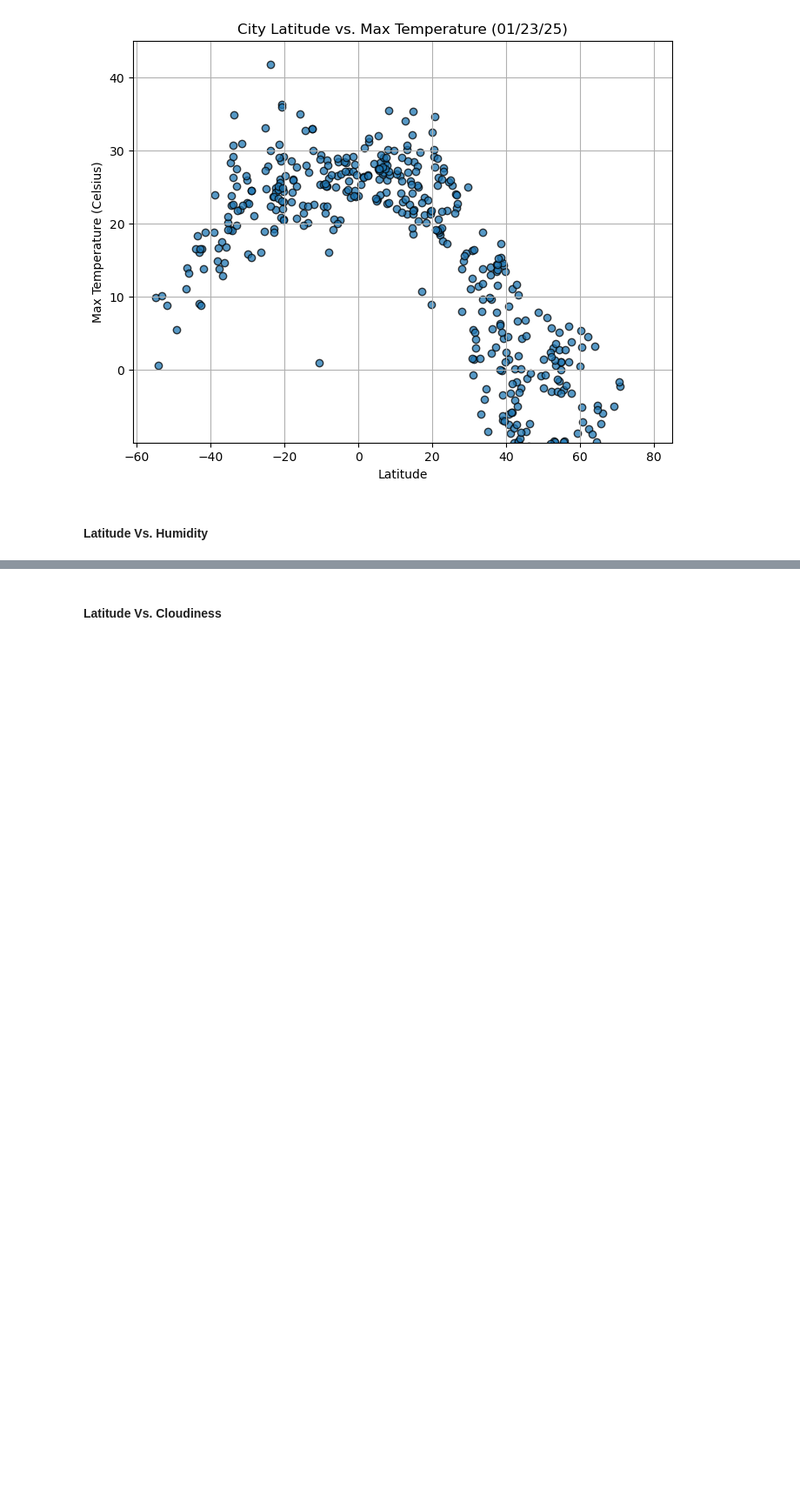
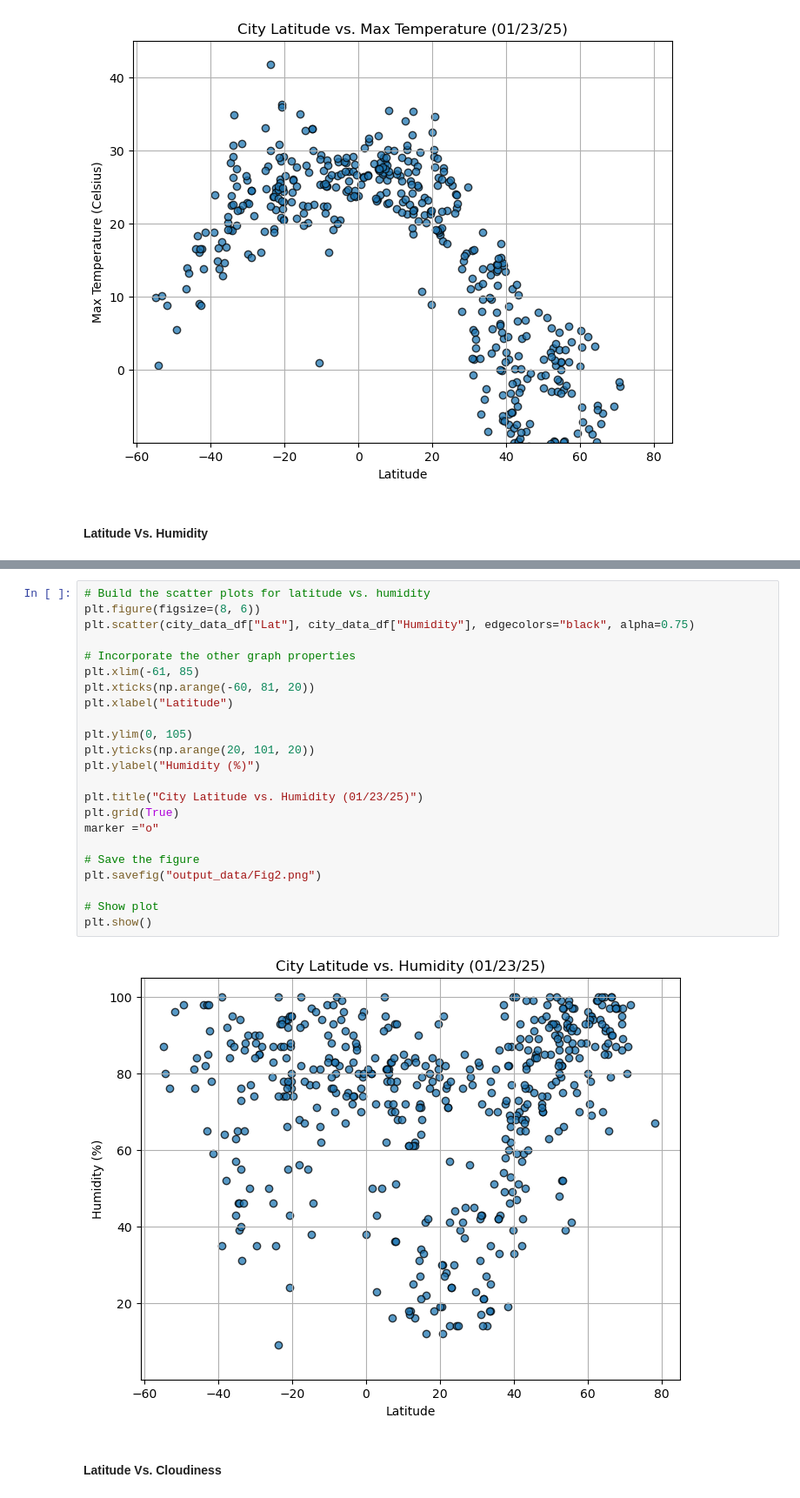
Before and after one commit to dbrindle6/python_api_challenge, a Jupyter notebook: WeatherPy/WeatherPy.ipynb, the cells around one changed output, grey strips where cells are left out. Shown at 87% size. Cells and saved outputs as stored; diff of their text form; blank space fills up the shorter version.

Commit message:
finished the first group of charts

```diff
--- a/WeatherPy/WeatherPy.ipynb
+++ b/WeatherPy/WeatherPy.ipynb
@@ -263,2 +249,27 @@ plt.show()
+# %%
+# Build the scatter plots for latitude vs. humidity
+plt.figure(figsize=(8, 6))
+plt.scatter(city_data_df["Lat"], city_data_df["Humidity"], edgecolors="black", alpha=0.75)
+
+# Incorporate the other graph properties
+plt.xlim(-61, 85)
+plt.xticks(np.arange(-60, 81, 20))
+plt.xlabel("Latitude")
+
+plt.ylim(0, 105)
+plt.yticks(np.arange(20, 101, 20))
+plt.ylabel("Humidity (%)")
+
+plt.title("City Latitude vs. Humidity (01/23/25)")
+plt.grid(True)
+marker ="o"
+
+# Save the figure
+plt.savefig("output_data/Fig2.png")
+
+# Show plot
+plt.show()
+# %% [output]
+[figure, added]
 # %% [markdown]
 #### Latitude Vs. Cloudiness
```
Also changed, not shown: parts of 5 cells of this notebook, 3 other files.
